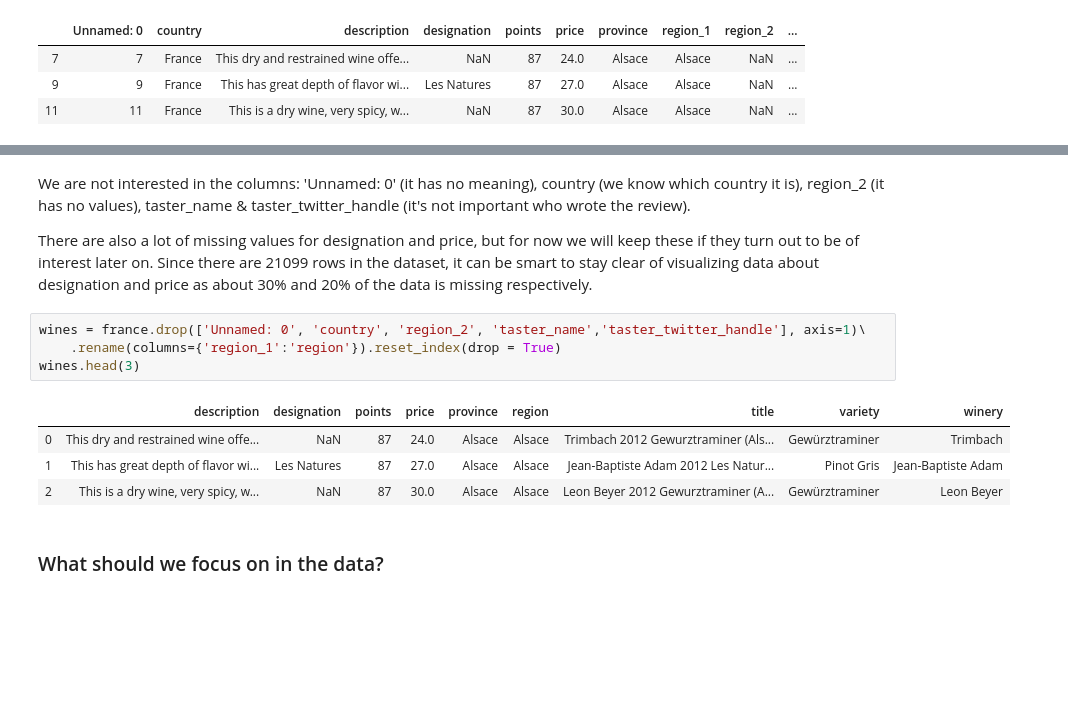
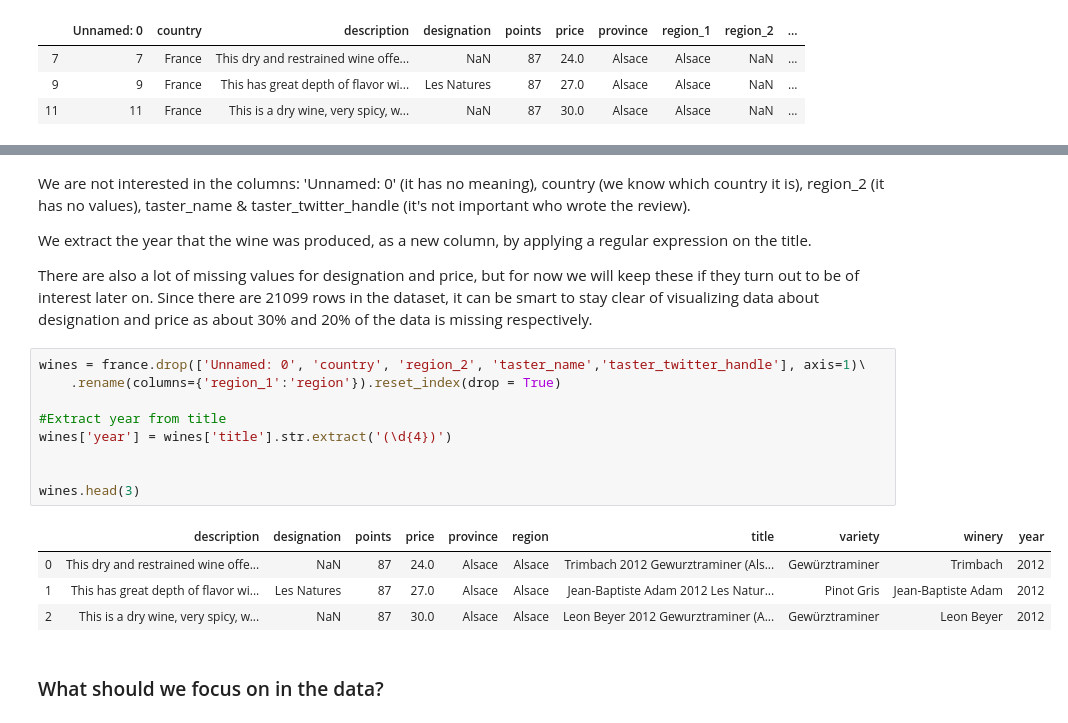
Before and after one commit to com-480-data-visualization/com-480-project-lesvizerables, a Jupyter notebook: Milestone1.ipynb, the cells around one changed output, grey strips where cells are left out. Cells and saved outputs as stored; diff of their text form; blank space fills up the shorter version.

```diff
--- a/Milestone1.ipynb
+++ b/Milestone1.ipynb
@@ -77,16 +78,23 @@ dtype: int64
 # %% [markdown]
 We are not interested in the columns: 'Unnamed: 0' (it has no meaning), country (we know which country it is), region_2 (it has no values), taster_name & taster_twitter_handle (it's not important who wrote the review).
 
+We extract the year that the wine was produced, as a new column, by applying a regular expression on the title.
+
 There are also a lot of missing values for designation and price, but for now we will keep these if they turn out to be of interest later on. Since there are 21099 rows in the dataset, it can be smart to stay clear of visualizing data about designation and price as about 30% and 20% of the data is missing respectively.
 # %%
 wines = france.drop(['Unnamed: 0', 'country', 'region_2', 'taster_name','taster_twitter_handle'], axis=1)\
     .rename(columns={'region_1':'region'}).reset_index(drop = True)
+
+#Extract year from title
+wines['year'] = wines['title'].str.extract('(\d{4})')
+
+
 wines.head(3)
 # %% [output]
-|  | description | designation | points | price | province | region | title | variety | winery |
-| 0 | This dry and restrained wine offe... | NaN | 87 | 24.0 | Alsace | Alsace | Trimbach 2012 Gewurztraminer (Als... | Gewürztraminer | Trimbach |
-| 1 | This has great depth of flavor wi... | Les Natures | 87 | 27.0 | Alsace | Alsace | Jean-Baptiste Adam 2012 Les Natur... | Pinot Gris | Jean-Baptiste Adam |
-| 2 | This is a dry wine, very spicy, w... | NaN | 87 | 30.0 | Alsace | Alsace | Leon Beyer 2012 Gewurztraminer (A... | Gewürztraminer | Leon Beyer |
+|  | description | designation | points | price | province | region | title | variety | winery | year |
+| 0 | This dry and restrained wine offe... | NaN | 87 | 24.0 | Alsace | Alsace | Trimbach 2012 Gewurztraminer (Als... | Gewürztraminer | Trimbach | 2012 |
+| 1 | This has great depth of flavor wi... | Les Natures | 87 | 27.0 | Alsace | Alsace | Jean-Baptiste Adam 2012 Les Natur... | Pinot Gris | Jean-Baptiste Adam | 2012 |
+| 2 | This is a dry wine, very spicy, w... | NaN | 87 | 30.0 | Alsace | Alsace | Leon Beyer 2012 Gewurztraminer (A... | Gewürztraminer | Leon Beyer | 2012 |
 # %% [markdown]
 ### What should we focus on in the data?
 # %% [markdown]
```
Also changed, not shown: parts of 7 cells of this notebook, 4 other files.
